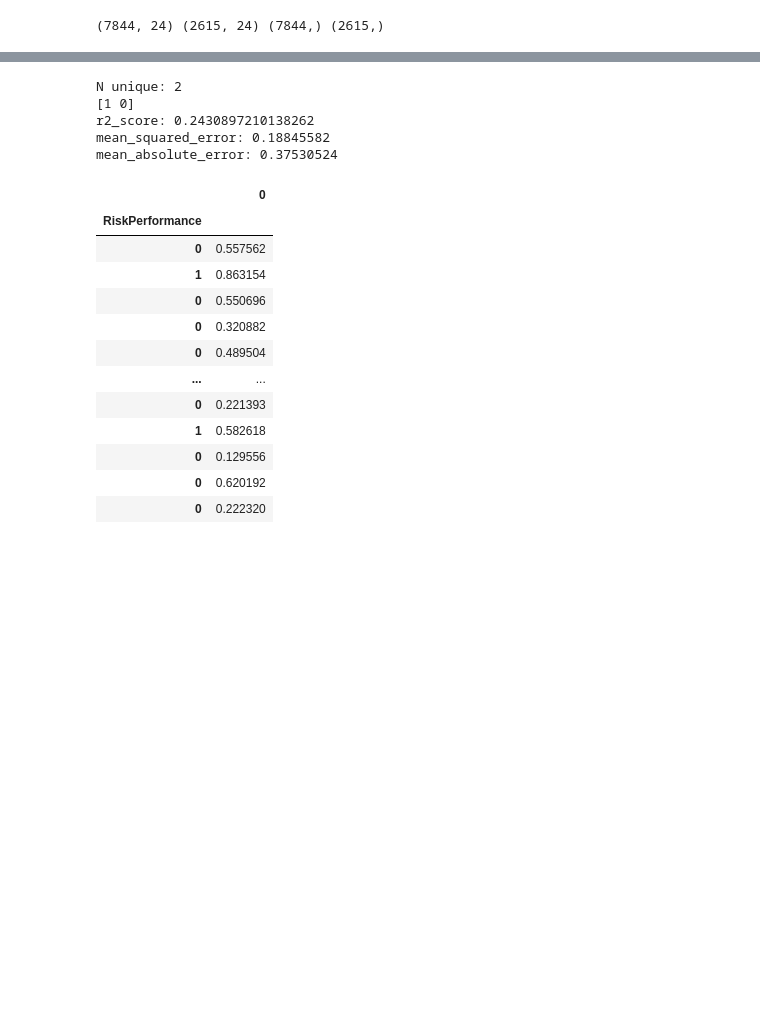
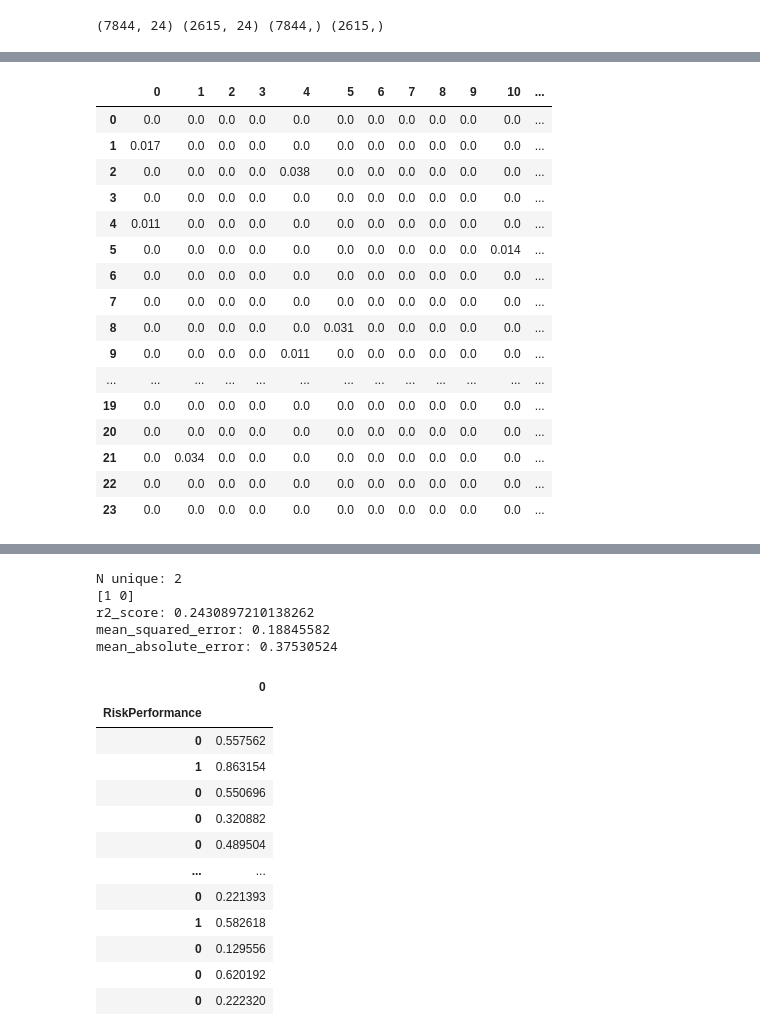
Before and after one commit to briziorusso/FICOchallenge, a Jupyter notebook: FC Part 3 - CASTLE.ipynb, the cells around one changed output, grey strips where cells are left out. Drawn from its saved outputs; the diff is of its cells as text; code cells hidden in the pictures; blank space fills up the shorter version.

```diff
--- a/FC Part 3 - CASTLE.ipynb
+++ b/FC Part 3 - CASTLE.ipynb
@@ -331,4 +368,40 @@ display(x)
 | 23 | 0.0 | 0.0 | 0.0 | 0.0 | 0.0 | 0.0 | 0.0 | 0.0 | 0.0 | 0.0 | 0.0 | ... |
+# %%
+
+def select_top_k(mat, k):
+    thresholded_mat = mat.copy()
+    for i in range(mat.shape[1]):
+#         print(sorted(mat[:,i]))
+        threshold = sorted(mat[:,i])[-k]
+#         print(threshold)
+        mask_i = (mat[:,i]>=threshold).astype(int)
+        mask = np.full(mat.shape,1)
+        mask[:,i] = mask_i
+#         print(mask)
+        thresholded_mat=thresholded_mat*mask
+    return thresholded_mat
+
+x=pd.DataFrame(select_top_k(maxed_adj, 2)).round(3)
+x=x.style.background_gradient(cmap=cm, low=-0.1, high=0.01).format("{:.3}")
+display(x)
+# %% [output]
+|  | 0 | 1 | 2 | 3 | 4 | 5 | 6 | 7 | 8 | 9 | 10 | ... |
+| 0 | 0.0 | 0.0 | 0.0 | 0.0 | 0.0 | 0.0 | 0.0 | 0.0 | 0.0 | 0.0 | 0.0 | ... |
+| 1 | 0.017 | 0.0 | 0.0 | 0.0 | 0.0 | 0.0 | 0.0 | 0.0 | 0.0 | 0.0 | 0.0 | ... |
+| 2 | 0.0 | 0.0 | 0.0 | 0.0 | 0.038 | 0.0 | 0.0 | 0.0 | 0.0 | 0.0 | 0.0 | ... |
+| 3 | 0.0 | 0.0 | 0.0 | 0.0 | 0.0 | 0.0 | 0.0 | 0.0 | 0.0 | 0.0 | 0.0 | ... |
+| 4 | 0.011 | 0.0 | 0.0 | 0.0 | 0.0 | 0.0 | 0.0 | 0.0 | 0.0 | 0.0 | 0.0 | ... |
+| 5 | 0.0 | 0.0 | 0.0 | 0.0 | 0.0 | 0.0 | 0.0 | 0.0 | 0.0 | 0.0 | 0.014 | ... |
+| 6 | 0.0 | 0.0 | 0.0 | 0.0 | 0.0 | 0.0 | 0.0 | 0.0 | 0.0 | 0.0 | 0.0 | ... |
+| 7 | 0.0 | 0.0 | 0.0 | 0.0 | 0.0 | 0.0 | 0.0 | 0.0 | 0.0 | 0.0 | 0.0 | ... |
+| 8 | 0.0 | 0.0 | 0.0 | 0.0 | 0.0 | 0.031 | 0.0 | 0.0 | 0.0 | 0.0 | 0.0 | ... |
+| 9 | 0.0 | 0.0 | 0.0 | 0.0 | 0.011 | 0.0 | 0.0 | 0.0 | 0.0 | 0.0 | 0.0 | ... |
+| ... | ... | ... | ... | ... | ... | ... | ... | ... | ... | ... | ... | ... |
+| 19 | 0.0 | 0.0 | 0.0 | 0.0 | 0.0 | 0.0 | 0.0 | 0.0 | 0.0 | 0.0 | 0.0 | ... |
+| 20 | 0.0 | 0.0 | 0.0 | 0.0 | 0.0 | 0.0 | 0.0 | 0.0 | 0.0 | 0.0 | 0.0 | ... |
+| 21 | 0.0 | 0.034 | 0.0 | 0.0 | 0.0 | 0.0 | 0.0 | 0.0 | 0.0 | 0.0 | 0.0 | ... |
+| 22 | 0.0 | 0.0 | 0.0 | 0.0 | 0.0 | 0.0 | 0.0 | 0.0 | 0.0 | 0.0 | 0.0 | ... |
+| 23 | 0.0 | 0.0 | 0.0 | 0.0 | 0.0 | 0.0 | 0.0 | 0.0 | 0.0 | 0.0 | 0.0 | ... |
 # %%
 plot_influence_graph(castle.get_influences(X_DAG, y_DAG, 0.01), 'c.html')
 # %% [output]
```
Also changed, not shown: parts of 10 cells of this notebook.
